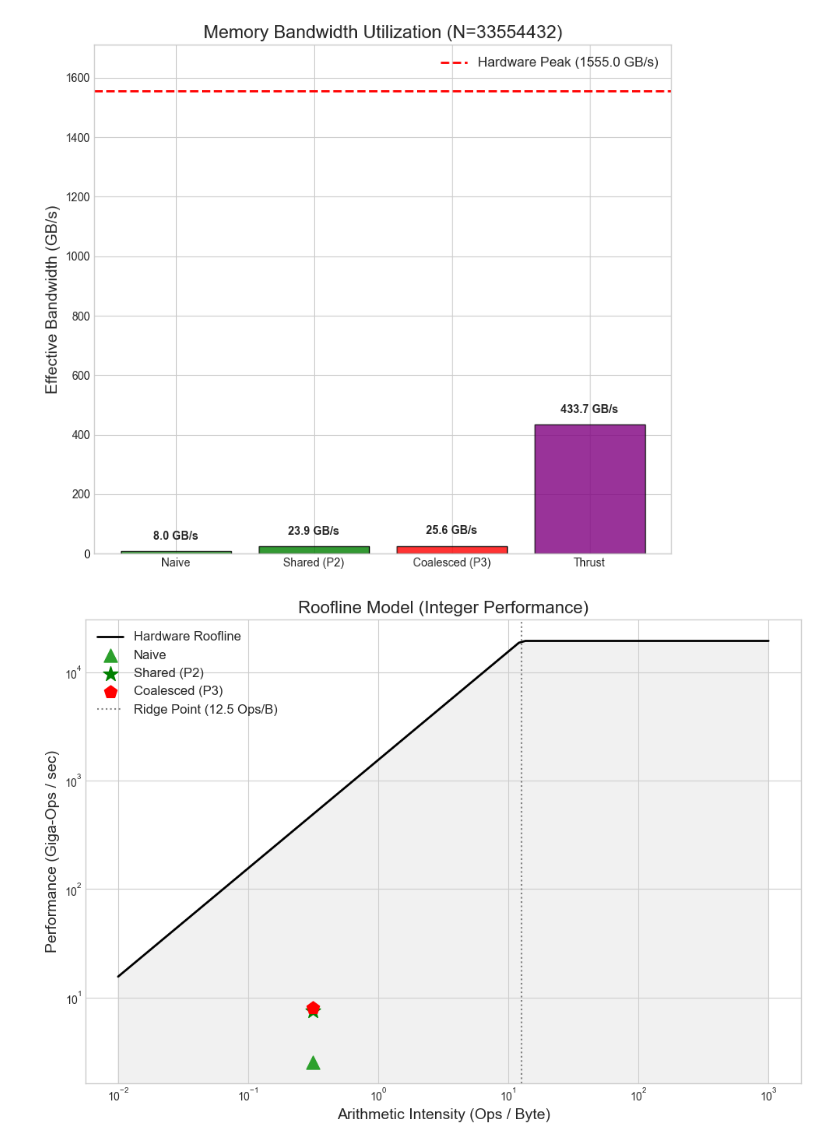
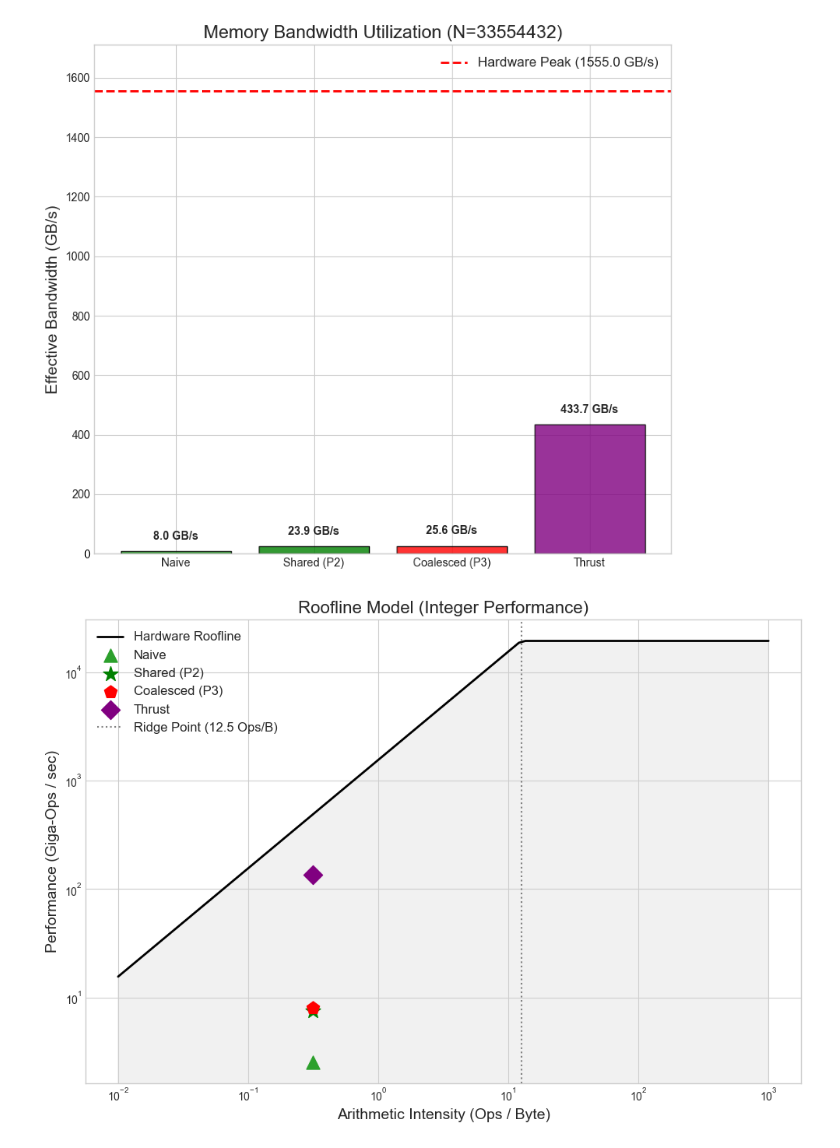
Before and after one commit to yuzhengwen/sc4064-gpu-project, a Jupyter notebook: visualization.ipynb, the cells around one changed output. Drawn from its saved outputs; the diff is of its cells as text; code cells hidden in the pictures.

```diff
--- a/visualization.ipynb
+++ b/visualization.ipynb
@@ -189,6 +189,7 @@ ARITHMETIC_INTENSITY = 10.0 / BYTES_PER_ELEMENT
 gops_naive = (N_max * 10 / (row_max['GPU_Naive_ms'] / 1000.0)) / 1e9
 gops_p2 = (N_max * 10 / (row_max['GPU_P2_Opt_ms'] / 1000.0)) / 1e9
 gops_p3 = (N_max * 10 / (row_max['GPU_P3_Opt_ms'] / 1000.0)) / 1e9
+gops_thrust = (N_max * 10 / (row_max['GPU_Thrust_ms'] / 1000.0)) / 1e9
 
 # Set a consistent style for all following plots
 plt.style.use('seaborn-v0_8-whitegrid')
@@ -241,30 +242,31 @@ plt.show()
 # %%
 fig, ax = plt.subplots(figsize=(10, 7))
 
 # Create Roofline bounds
 x_roof = np.logspace(-2, 3, 100)
 y_roof = np.minimum(PEAK_COMPUTE_GOPS, x_roof * PEAK_BANDWIDTH_GBPS)
 
 ax.plot(x_roof, y_roof, color='black', linewidth=2, label='Hardware Roofline')
 ax.fill_between(x_roof, 0, y_roof, color='lightgray', alpha=0.3)
 
 # Plot algorithm points
 ax.scatter([ARITHMETIC_INTENSITY], [gops_naive], color='#2ca02c', s=150, marker='^', zorder=5, label='Naive')
 ax.scatter([ARITHMETIC_INTENSITY], [gops_p2], color='green', s=200, marker='*', zorder=5, label='Shared (P2)')
 ax.scatter([ARITHMETIC_INTENSITY], [gops_p3], color='red', s=150, marker='p', zorder=5, label='Coalesced (P3)')
+ax.scatter([ARITHMETIC_INTENSITY], [gops_thrust], color='purple', s=150, marker='D', zorder=5, label='Thrust')
 
 ax.set_xscale('log')
 ax.set_yscale('log')
 ax.set_xlabel('Arithmetic Intensity (Ops / Byte)', fontsize=14)
 ax.set_ylabel('Performance (Giga-Ops / sec)', fontsize=14)
 ax.set_title('Roofline Model (Integer Performance)', fontsize=16)
 
 # Annotate the ridge point
 ridge_point = PEAK_COMPUTE_GOPS / PEAK_BANDWIDTH_GBPS
 ax.axvline(ridge_point, color='gray', linestyle=':', label=f'Ridge Point ({ridge_point:.1f} Ops/B)')
 ax.legend(fontsize=12)
 
 plt.tight_layout()
 plt.show()
 # %% [output]
-[figure, old version]
+[figure, new version]
```
Also changed, not shown: parts of 4 cells of this notebook, 9 other files.
